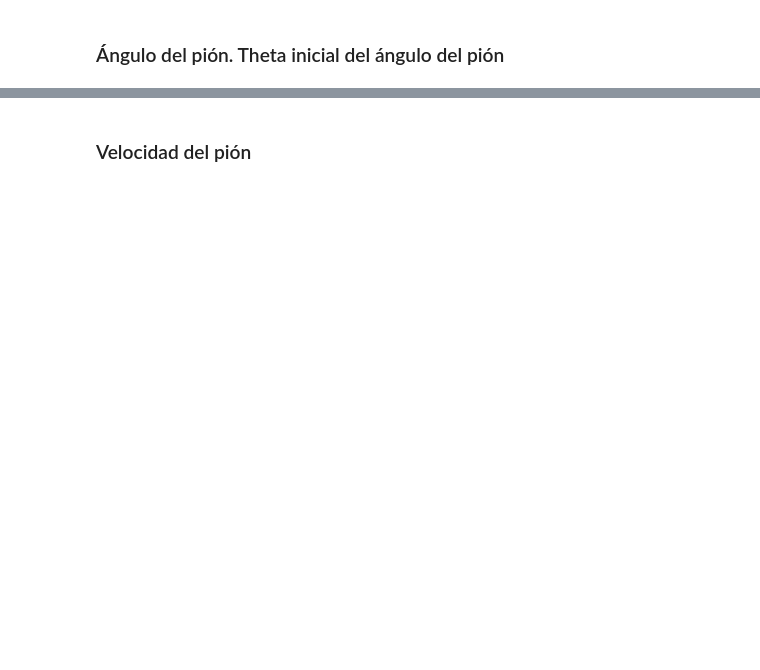
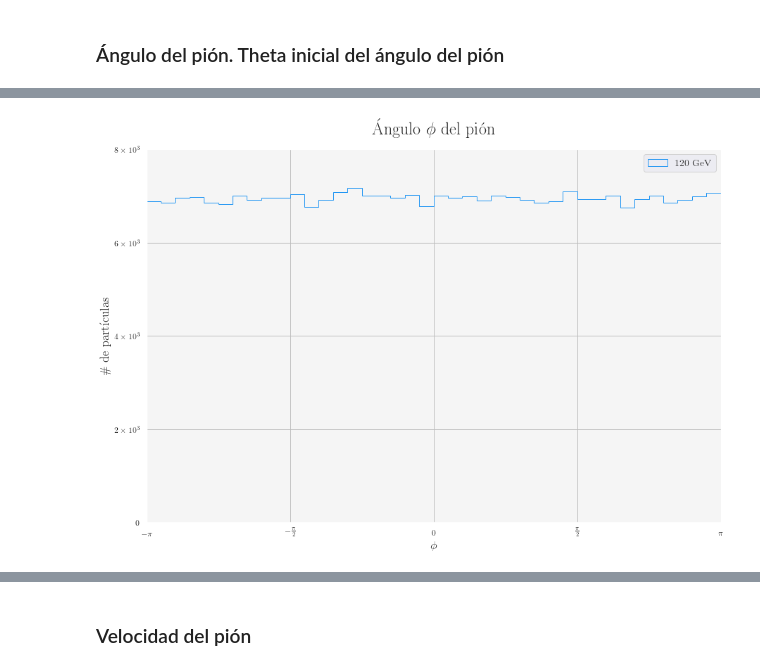
Before and after one commit to PCPUNMSM/summer-school-2020, a Jupyter notebook: week-4/decaimiento_pion.ipynb, the cells around one changed output, grey strips where cells are left out. Saved outputs shown, nothing was run; the diff lists cells and outputs as text; code cells hidden in the pictures; blank space fills up the shorter version.

```diff
--- a/week-4/decaimiento_pion.ipynb
+++ b/week-4/decaimiento_pion.ipynb
@@ -123,25 +133,27 @@ show()
 # %%
-fig = figure(3, figsize=(9.75 * 1.5, 6.50 * 1.5), frameon=False)
+fig = figure(3, figsize=(9.75 * 1.5, 6.50 * 1.5))#, frameon=False)
 axs = fig.add_subplot('111', facecolor=material_palette[-9])
 
 axs.hist(phi_pi, bins=n_bins, histtype="step", color=material_palette[5], label="120 GeV")
 
 axs.set_xlim(0, np.pi)
 axs.set_xlabel(r"$\phi$")
 axs.set_xticks([-1.00 * np.pi, -0.50 * np.pi, 0.00, 0.50 * np.pi, 1.00 * np.pi])
 axs.set_xticklabels([r"$-\pi$", r"$-\frac{\pi}{2}$", "0", r"$\frac{\pi}{2}$", r"$\pi$"])
 
 axs.set_ylim(0, 8 * 10 ** 3)
 axs.set_ylabel("\# de partículas")
 axs.set_yticks([x * 10 ** 3 for x in range(0, 9, 2)])
-axs.set_yticklabels(["0"] + ["${0} \cdot 10^3$".format(x) for x in range(2, 9, 2)])
+axs.set_yticklabels(["0"] + ["${0} \\times 10^3$".format(x) for x in range(2, 9, 2)])
 
 axs.set_title(r"Ángulo $\phi$ del pión")
 
 axs.legend(loc=0)
 axs.grid(linestyle='-', color=material_palette[-6])
-fig.tight_layout()
+#fig.tight_layout()
 show()
+# %% [output]
+[figure, added]
 # %%
 m_pi =0.1396  # GeV, masa del pion
 m_mu = 0.10566 # GeV, masa del muon
```
Also changed, not shown: parts of 24 cells of this notebook.
